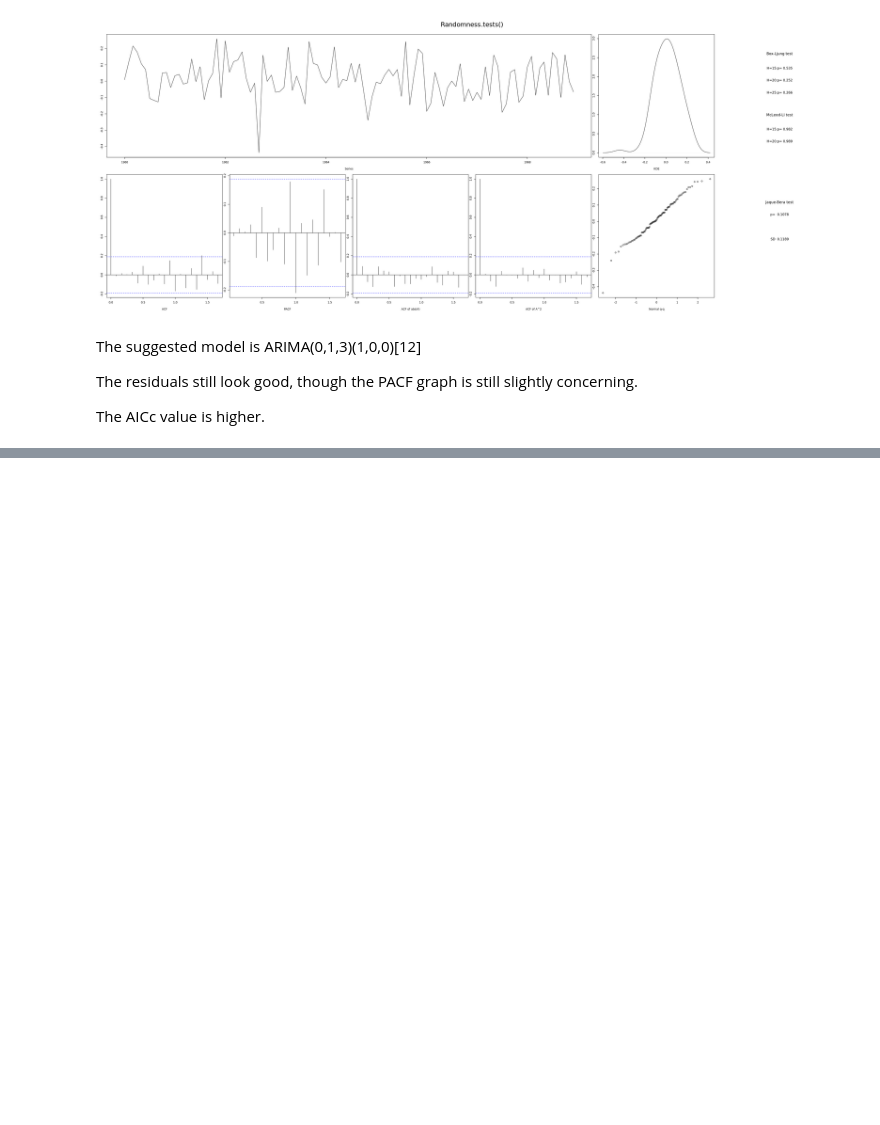
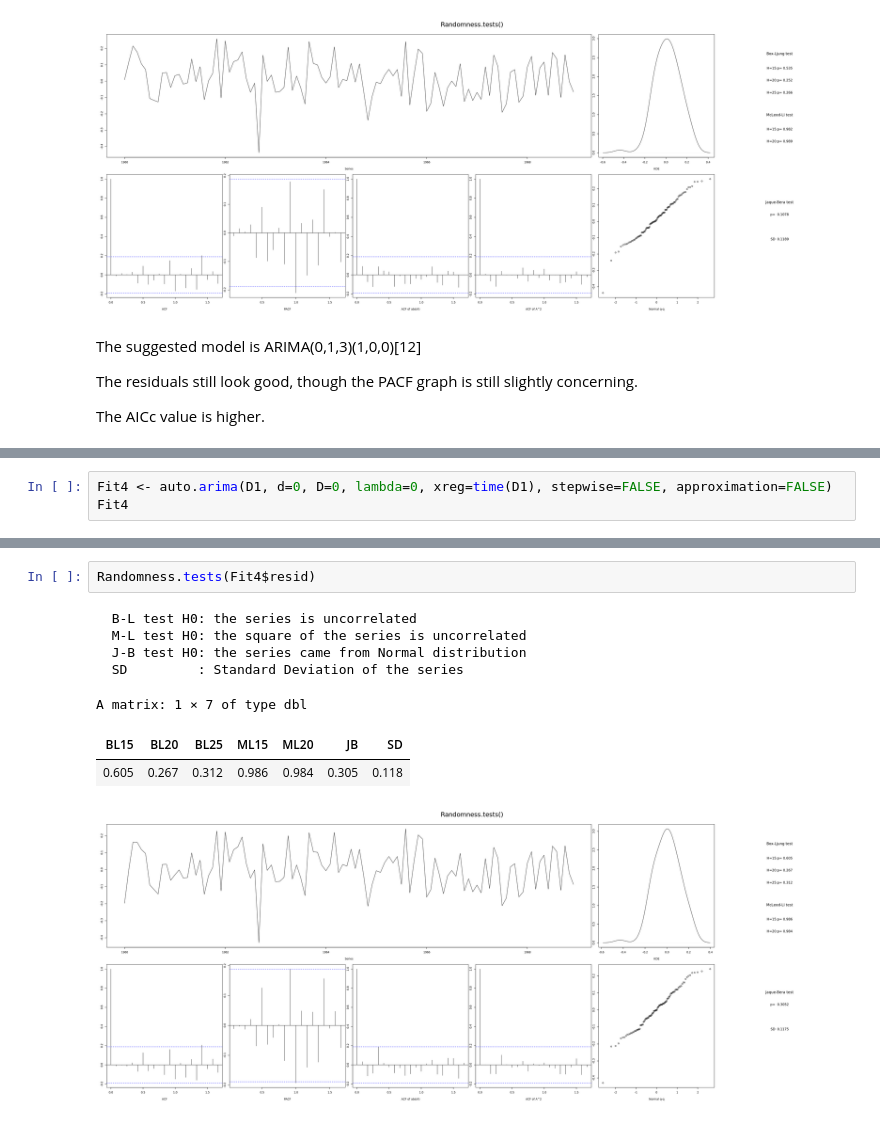
Before and after one commit to EricMaibach/TimeSeries, a Jupyter notebook: FinalProject.ipynb, the cells around one changed output, grey strips where cells are left out. Saved outputs shown, nothing was run; the diff lists cells and outputs as text; blank space fills up the shorter version.

```diff
--- a/FinalProject.ipynb
+++ b/FinalProject.ipynb
@@ -197,0 +292,3 @@ The AICc value is higher.
+# %%
+Fit4 <- auto.arima(D1, d=0, D=0, lambda=0, xreg=time(D1), stepwise=FALSE, approximation=FALSE)
+Fit4
@@ -197,0 +307,11 @@ The AICc value is higher.
+# %%
+Randomness.tests(Fit4$resid)
+# %% [output]
+  B-L test H0: the series is uncorrelated
+  M-L test H0: the square of the series is uncorrelated
+  J-B test H0: the series came from Normal distribution
+  SD         : Standard Deviation of the series
+A matrix: 1 × 7 of type dbl
+| BL15 | BL20 | BL25 | ML15 | ML20 | JB | SD |
+| 0.605 | 0.267 | 0.312 | 0.986 | 0.984 | 0.305 | 0.118 |
+[figure, added]
```
Also changed, not shown: parts of 12 cells of this notebook.
